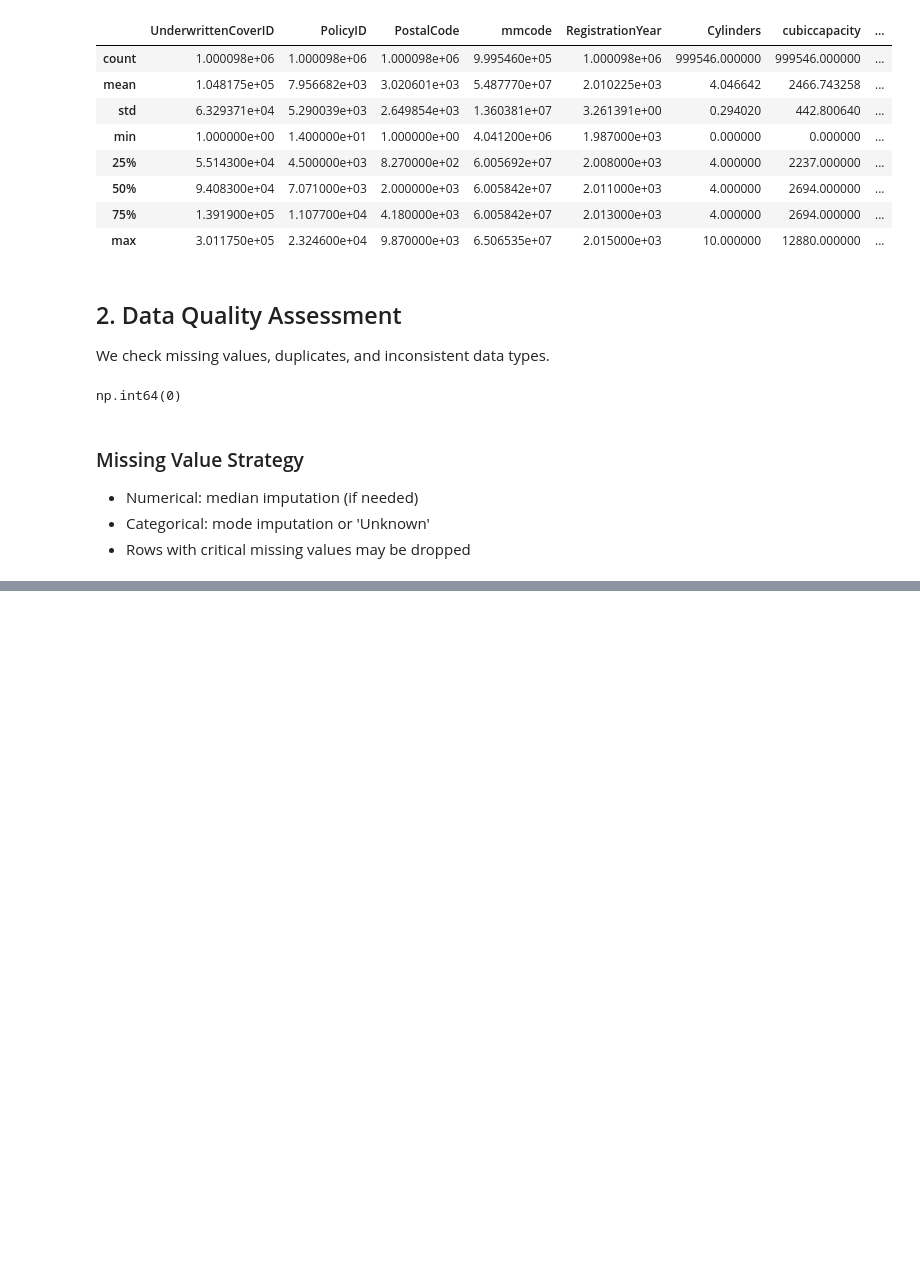
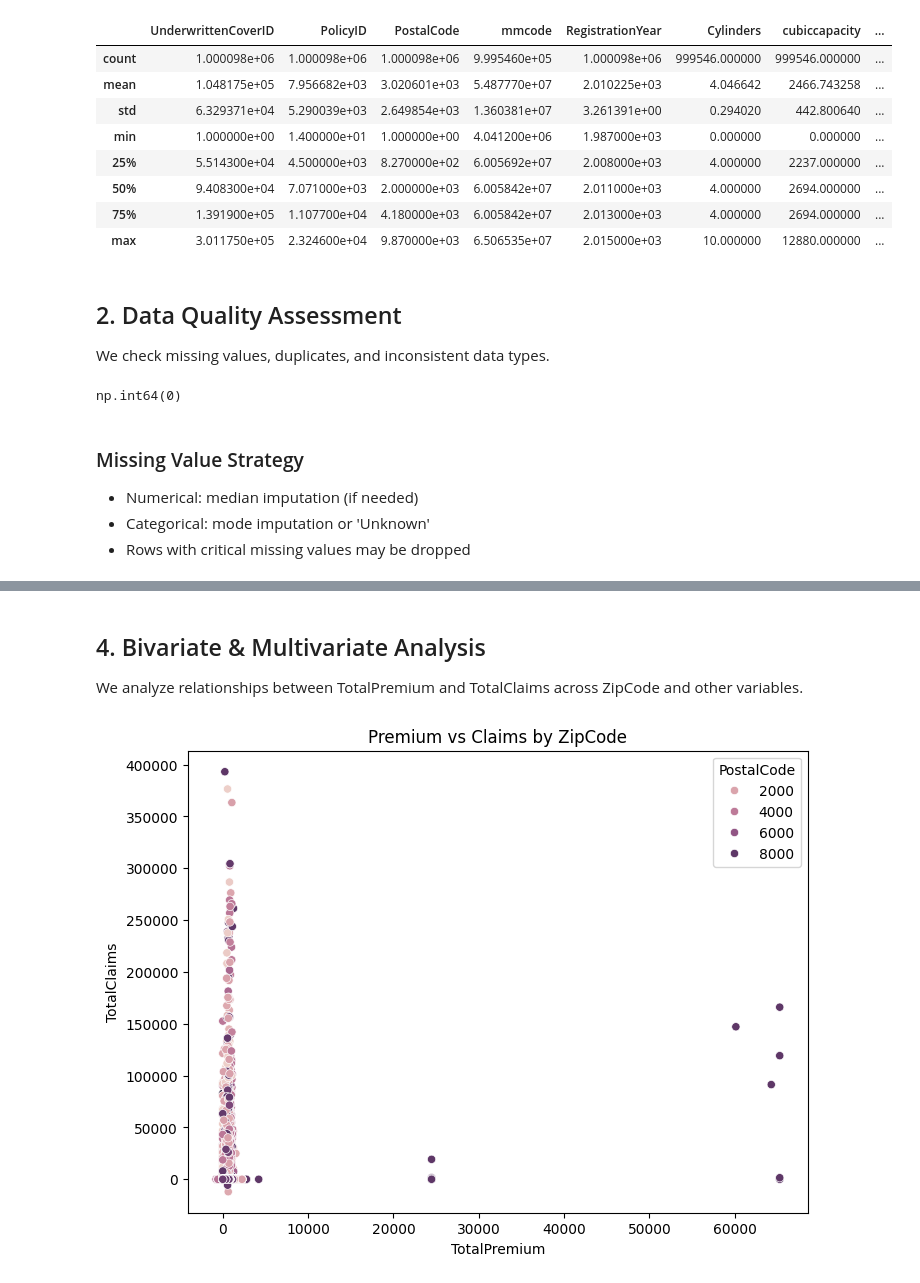
Before and after one commit to Redeat-Birhane/insurance-risk-analytics, a Jupyter notebook: notebooks/01_eda.ipynb, the cells around one changed output, grey strips where cells are left out. Saved outputs shown, nothing was run; the diff lists cells and outputs as text; code cells hidden in the pictures; blank space fills up the shorter version.

```diff
--- a/notebooks/01_eda.ipynb
+++ b/notebooks/01_eda.ipynb
@@ -83,0 +110,18 @@ df["TransactionMonth"] = pd.to_datetime(df["TransactionMonth"])
+# %% [markdown]
+## 4. Bivariate & Multivariate Analysis
+
+We analyze relationships between TotalPremium and TotalClaims across ZipCode and other variables.
+# %%
+plt.figure(figsize=(8,6))
+
+sns.scatterplot(
+    data=df,
+    x="TotalPremium",
+    y="TotalClaims",
+    hue="PostalCode"
+)
+
+plt.title("Premium vs Claims by ZipCode")
+plt.show()
+# %% [output]
+[figure, added]
```
Also changed, not shown: parts of 4 cells of this notebook.
